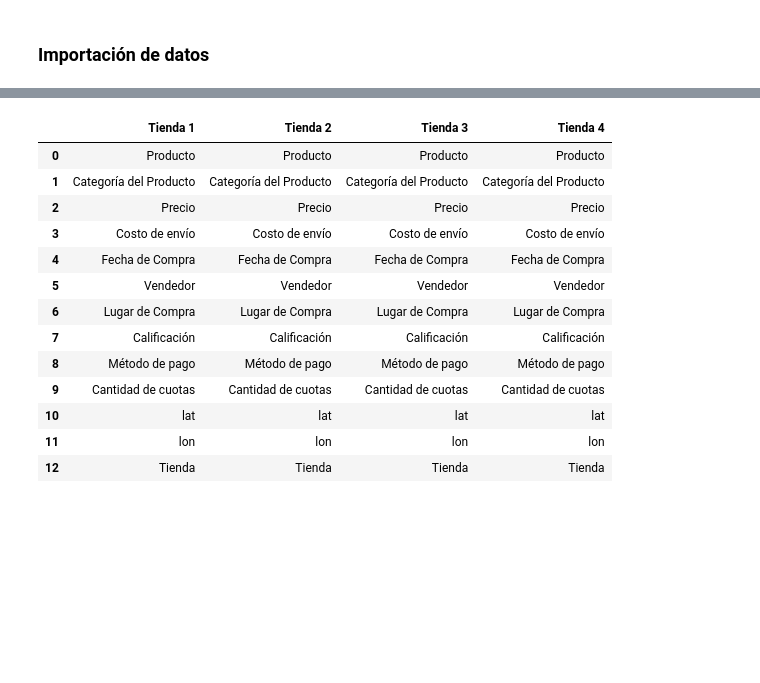
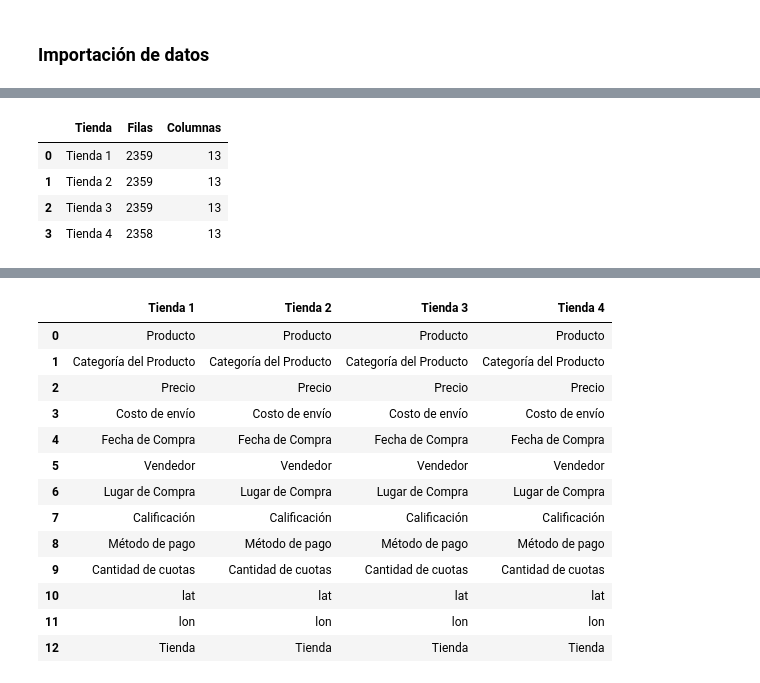
Before and after one commit to PaoloVerCoquimbo/Challenge_1_DataLover_Alura_Oracle_OneG9_08112025, a Jupyter notebook: AluraStoreLatam.ipynb, the cells around one changed output, grey strips where cells are left out. Drawn from its saved outputs; the diff is of its cells as text; code cells hidden in the pictures; blank space fills up the shorter version.

Commit message:
Se ha estado aplicando mejor los conceptos  y buscando una mejora continua para el mejor analisís

```diff
--- a/AluraStoreLatam.ipynb
+++ b/AluraStoreLatam.ipynb
@@ -36,3 +38,29 @@ tienda1['Tienda'] = 'Tienda 1'
 tienda2['Tienda'] = 'Tienda 2'
 tienda3['Tienda'] = 'Tienda 3'
 tienda4['Tienda'] = 'Tienda 4'
+# %%
+# Crear un diccionario con las formas (filas, columnas) de cada DataFrame
+formas_tiendas = {
+    "Tienda 1": tienda1.shape,
+    "Tienda 2": tienda2.shape,
+    "Tienda 3": tienda3.shape,
+    "Tienda 4": tienda4.shape
+}
+
+# Convertir el diccionario a un DataFrame para visualizarlo mejor
+formas_df = pd.DataFrame(list(formas_tiendas.items()), columns=["Tienda", "Dimensiones"])
+
+# Separar las tuplas (filas, columnas) en dos columnas diferentes
+formas_df[["Filas", "Columnas"]] = pd.DataFrame(formas_df["Dimensiones"].tolist(), index=formas_df.index)
+
+# Eliminar la columna 'Shape' original para que quede más limpio
+formas_df = formas_df.drop(columns=["Dimensiones"])
+
+# Mostrar el resultado
+formas_df
+# %% [output]
+|  | Tienda | Filas | Columnas |
+| 0 | Tienda 1 | 2359 | 13 |
+| 1 | Tienda 2 | 2359 | 13 |
+| 2 | Tienda 3 | 2359 | 13 |
+| 3 | Tienda 4 | 2358 | 13 |
```
Also changed, not shown: parts of 7 cells of this notebook.
